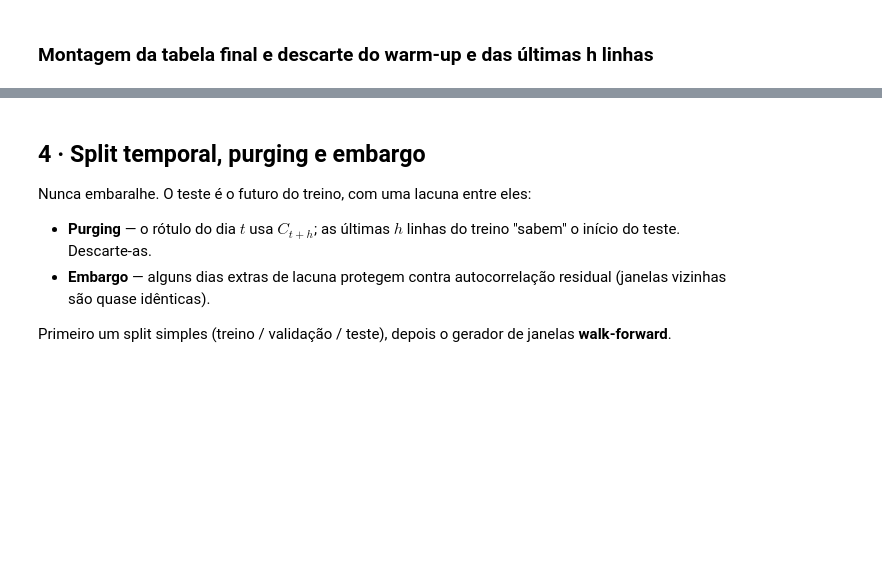
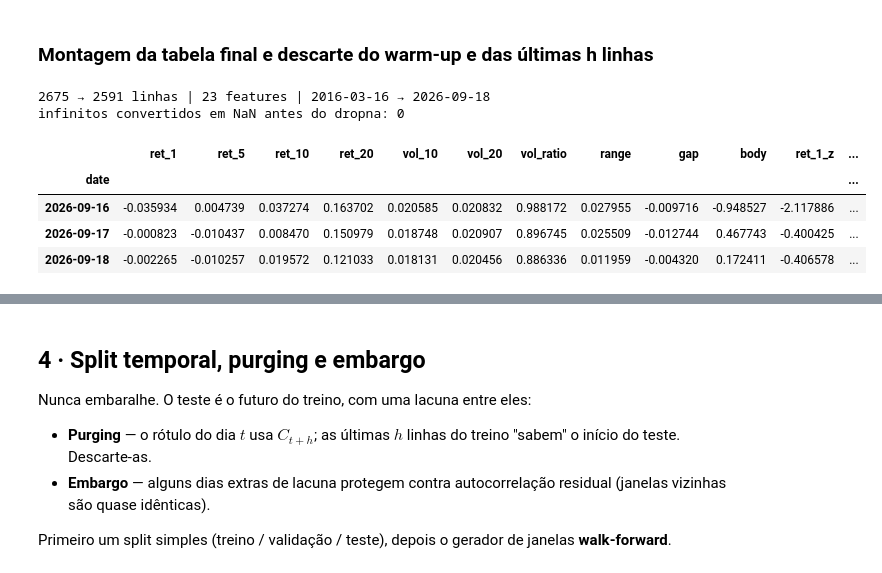
Before and after one commit to carvalhoamc/fiap, a Jupyter notebook: 2tsCPV-2/LSTM/preparacao_dados_cnn_lstm.ipynb, the cells around one changed output, grey strips where cells are left out. Saved outputs shown, nothing was run; the diff lists cells and outputs as text; code cells hidden in the pictures; blank space fills up the shorter version.

Commit message:
feat(2tsCPV-2): notebook de treino CNN+LSTM com backtest
Co-Authored-By: Claude Opus 5.5 (1M context) <noreply@anthropic.com>

```diff
--- a/2tsCPV-2/LSTM/preparacao_dados_cnn_lstm.ipynb
+++ b/2tsCPV-2/LSTM/preparacao_dados_cnn_lstm.ipynb
@@ -152,8 +172,13 @@ def build_features(df):
     f["stoch_k"] = (c - lo14) / (hi14 - lo14).replace(0, np.nan) * 2 - 1
 
     # --- volume ---
-    f["vol_rel"] = v / v.rolling(20).mean()
-    f["dlog_vol"] = np.log(v / v.shift(1))
+    # Volume ZERO nao e "nada foi negociado e isso e um numero": e ausencia de
+    # dado (leilao sem negocio, papel suspenso). Tratar como zero literal produz
+    # log(0) = -inf em dlog_vol -- e `inf` NAO e removido por dropna(), atravessa
+    # o pipeline inteiro e destroi a media/desvio do scaler (ver §5).
+    v_pos = v.replace(0, np.nan)
+    f["vol_rel"] = v / v.rolling(20).mean().replace(0, np.nan)
+    f["dlog_vol"] = np.log(v_pos / v_pos.shift(1))
 
     # --- calendário ---
     dow = df.index.dayofweek
@@ -163,4 +188,12 @@ def build_features(df):
 
 features = build_features(raw)
 print("features:", list(features.columns))
-print("linhas com NaN (warm-up):", features.isna().any(axis=1).sum())
+print("linhas com NaN (warm-up ou dado ausente):", int(features.isna().any(axis=1).sum()))
+
+# Checagem que faltava: `inf` sobrevive ao dropna() e so aparece la na frente,
+# como NaN no tensor. Conte aqui, onde ainda e barato descobrir de qual coluna veio.
+inf_por_col = np.isinf(features.to_numpy(dtype="float64")).sum(axis=0)
+inf_por_col = pd.Series(inf_por_col, index=features.columns)
+print("valores infinitos por feature:",
+      inf_por_col[inf_por_col > 0].to_dict() or "nenhum")
+print("dias de volume zero em raw:", int((raw["volume"] == 0).sum()))
@@ -263,9 +312,30 @@ ax.set_ylabel("fração"); plt.tight_layout(); plt.show()
 # %% [markdown]
 ### Montagem da tabela final e descarte do warm-up e das últimas h linhas
 # %%
+FEATURES = list(features.columns)
 data = features.join(y_all)
 n_before = len(data)
-data = data.dropna()                        # remove warm-up (início) e linhas sem rótulo (fim)
-FEATURES = list(features.columns)
-print(f"{n_before} → {len(data)} linhas | {len(FEATURES)} features | {data.index.min().date()} → {data.index.max().date()}")
+
+# `inf` primeiro, `dropna` depois -- nunca o contrario: dropna() NAO remove
+# infinito, e um unico inf faz a media do scaler virar inf e o desvio virar NaN,
+# transformando a coluna inteira em NaN nos tensores (§5).
+n_inf = int(np.isinf(data[FEATURES].to_numpy(dtype="float64")).sum())
+data = data.replace([np.inf, -np.inf], np.nan)
+data = data.dropna()                        # warm-up (início), sem rótulo (fim), ausências
+
+# Porteiro: a partir daqui nada entra no scaler nem na rede sem ser finito.
+assert np.isfinite(data[FEATURES].to_numpy(dtype="float64")).all(), \
+    "sobrou valor não finito na tabela final"
+
+print(f"{n_before} → {len(data)} linhas | {len(FEATURES)} features | "
+      f"{data.index.min().date()} → {data.index.max().date()}")
+print(f"infinitos convertidos em NaN antes do dropna: {n_inf}")
 data.tail(3)
+# %% [output]
+2675 → 2591 linhas | 23 features | 2016-03-16 → 2026-09-18
+infinitos convertidos em NaN antes do dropna: 0
+|  | ret_1 | ret_5 | ret_10 | ret_20 | vol_10 | vol_20 | vol_ratio | range | gap | body | ret_1_z | ... |
+| date |  |  |  |  |  |  |  |  |  |  |  | ... |
+| 2026-09-16 | -0.035934 | 0.004739 | 0.037274 | 0.163702 | 0.020585 | 0.020832 | 0.988172 | 0.027955 | -0.009716 | -0.948527 | -2.117886 | ... |
+| 2026-09-17 | -0.000823 | -0.010437 | 0.008470 | 0.150979 | 0.018748 | 0.020907 | 0.896745 | 0.025509 | -0.012744 | 0.467743 | -0.400425 | ... |
+| 2026-09-18 | -0.002265 | -0.010257 | 0.019572 | 0.121033 | 0.018131 | 0.020456 | 0.886336 | 0.011959 | -0.004320 | 0.172411 | -0.406578 | ... |
```
Also changed, not shown: parts of 25 cells of this notebook, 1 other file.
